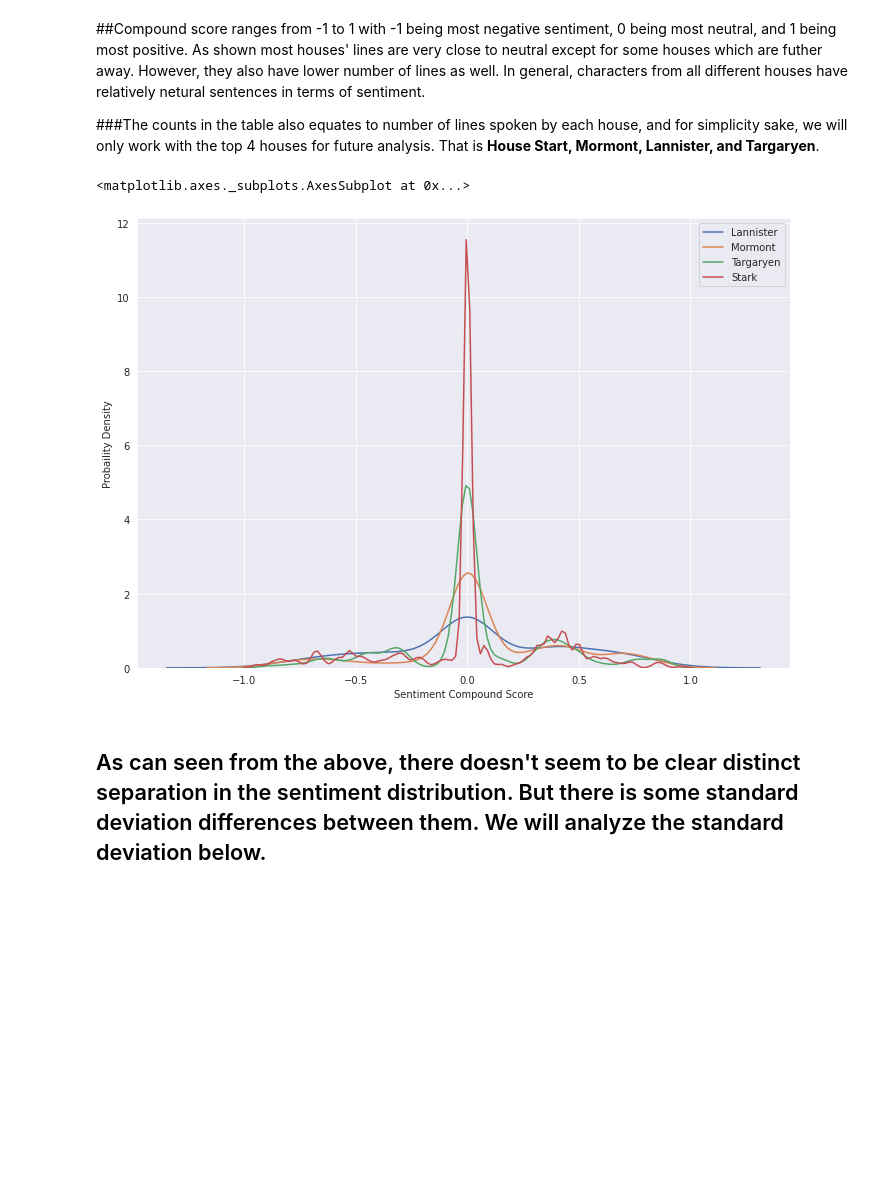
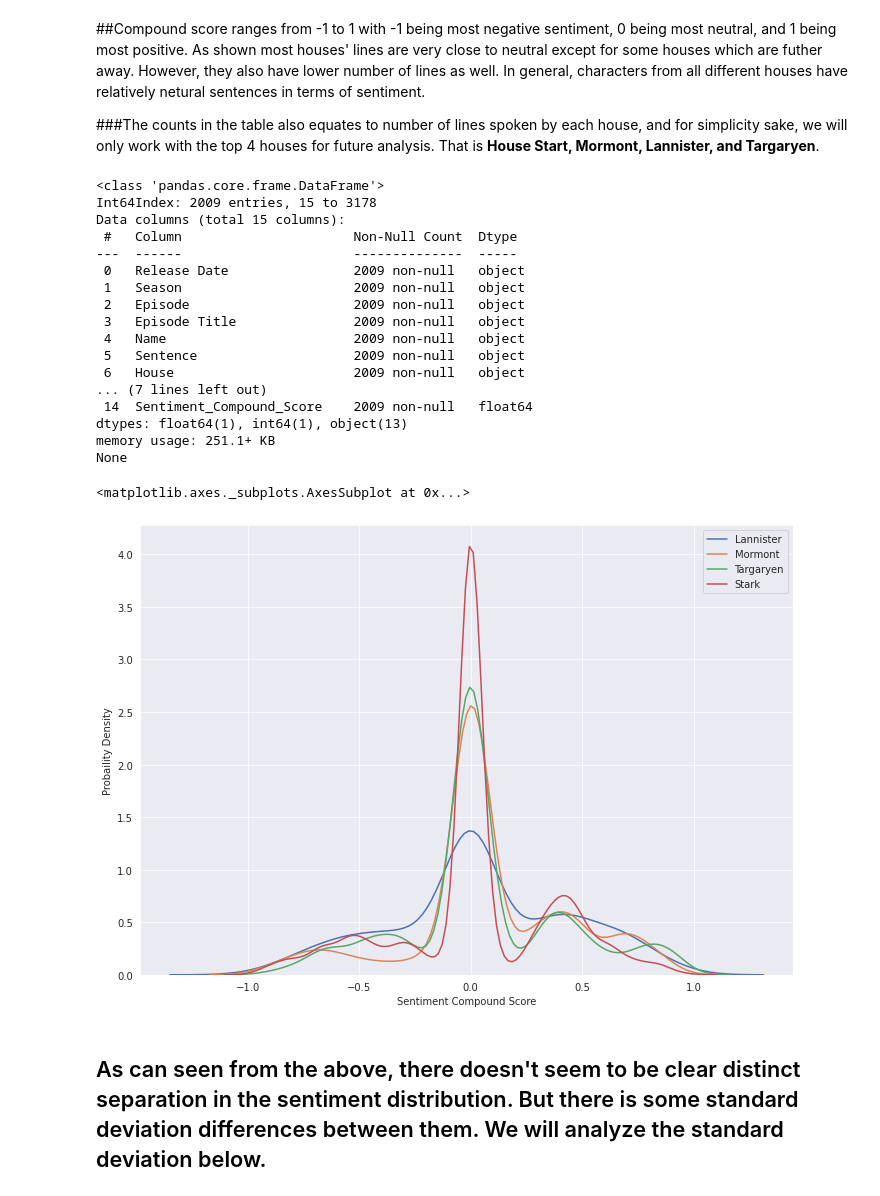
Before and after one commit to trong-shen/Game-of-Throne-Project, a Jupyter notebook: GOT_Project.ipynb, the cells around one changed output. Saved outputs shown, nothing was run; the diff lists cells and outputs as text; code cells hidden in the pictures; blank space fills up the shorter version.

```diff
--- a/GOT_Project.ipynb
+++ b/GOT_Project.ipynb
@@ -262,16 +236,0 @@ print(GOT1_modified.Name.unique())
-# %%
-#Further filter based on characters of interest
-#removing generic characters such as solider, guard, prostitute, etc
-important_names=np.delete(GOT1_modified.Name.unique(),(21,26,38,39,43,44));
-print(important_names)
-
-
-print(len(important_names))
-
-GOT1_modified=GOT1_modified[GOT1_modified['Name'].isin(important_names)]
-GOT1_modified.head()
-print(len(GOT1_modified.Name.unique()))
-
-GOT1_modified.info()
-GOT1=GOT1_modified
-GOT1.info()
@@ -467,28 +435,50 @@ table
 # %%
 import seaborn as sns
 import matplotlib.pyplot as plt
 from scipy import stats
 
+#Create a data frame with just the 4 major houses
+#For ease of processing later, we will redefine a dataframe called GOT1TopHouses with only data of interest for later ML processing
+GOT1TopHouses=GOT1[GOT1['House'].isin(['House Lannister', 'House Stark','House Targaryen', 'House Mormont'])]
+print(GOT1_TopHouses.info())
+
 #Plotting distributions
-House_Lannister=GOT1[GOT1.House=='House Lannister']
-House_Targaryen=GOT1[GOT1.House=='House Targaryen']
-House_Stark=GOT1[GOT1.House=='House Stark']
-House_Mormont=GOT1[GOT1.House=='House Mormont']
+House_Lannister=GOT1TopHouses[GOT1TopHouses.House=='House Lannister']
+House_Targaryen=GOT1TopHouses[GOT1TopHouses.House=='House Targaryen']
+House_Stark=GOT1TopHouses[GOT1TopHouses.House=='House Stark']
+House_Mormont=GOT1TopHouses[GOT1TopHouses.House=='House Mormont']
 
 # Will only focus on the four main houses Lannister, Targaryen, Stark, and Mormont
 
 sns.set({'figure.figsize':(11.7,8.27)})
 sns.set_style({'figure.facecolor':'white'})
 plt.xlabel('Sentiment Compound Score')
 plt.ylabel('Probaility Density')
 
 sns.distplot(House_Lannister[['Sentiment_Compound_Score']], hist=False, kde=True, label='Lannister')
 sns.distplot(House_Mormont[['Sentiment_Compound_Score']], hist=False, kde=True, label='Mormont')
 sns.distplot(House_Targaryen[['Sentiment_Compound_Score']], hist=False,kde=True,label='Targaryen')
 sns.distplot(House_Stark[['Sentiment_Compound_Score']], hist=False, kde=True,label='Stark')
 # %% [output]
-<matplotlib.axes._subplots.AxesSubplot at 0x...>
+<class 'pandas.core.frame.DataFrame'>
+Int64Index: 2009 entries, 15 to 3178
+Data columns (total 15 columns):
+ #   Column                      Non-Null Count  Dtype
+---  ------                      --------------  -----
+ 0   Release Date                2009 non-null   object
+ 1   Season                      2009 non-null   object
+ 2   Episode                     2009 non-null   object
+ 3   Episode Title               2009 non-null   object
+ 4   Name                        2009 non-null   object
+ 5   Sentence                    2009 non-null   object
+ 6   House                       2009 non-null   object
+... (7 lines left out)
+ 14  Sentiment_Compound_Score    2009 non-null   float64
+dtypes: float64(1), int64(1), object(13)
+memory usage: 251.1+ KB
+None
+<matplotlib.axes._subplots.AxesSubplot at 0x...>
-[figure, old version]
+[figure, new version]
 # %% [markdown]
 ## As can seen from the above, there doesn't seem to be clear distinct separation in the sentiment distribution. But there is some standard deviation differences between them. We will analyze the standard deviation below.
 # %%
```
Also changed, not shown: parts of 34 cells of this notebook.
